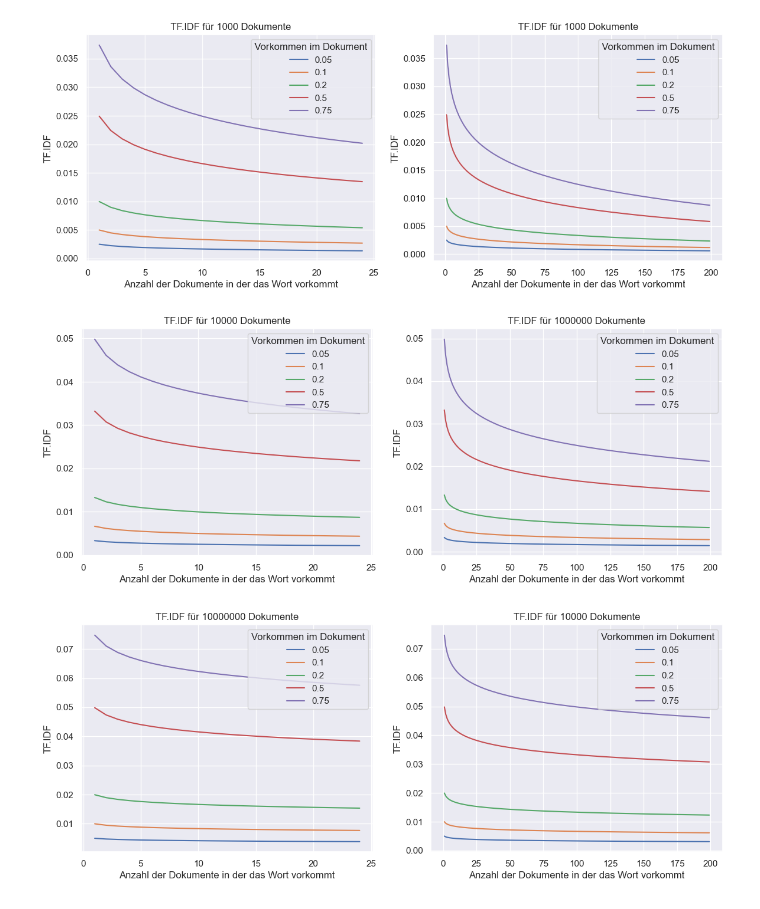
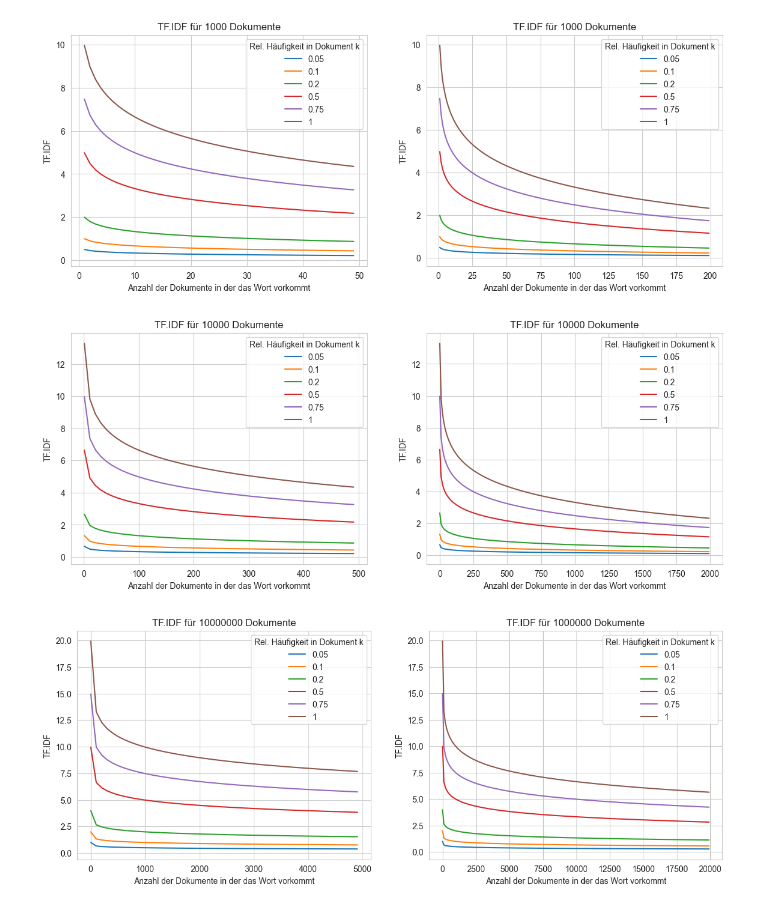
Before and after one commit to Phillus1999/data_science_2, a Jupyter notebook: scripts/TF_IDF.ipynb, the cells around one changed output. Saved outputs shown, nothing was run; the diff lists cells and outputs as text; code cells hidden in the pictures.

```diff
--- a/scripts/TF_IDF.ipynb
+++ b/scripts/TF_IDF.ipynb
@@ -45,13 +45,12 @@ plt.show()
 # %%
-def TF_IDF(term_freq, doc_freq, num_docs=1000):
-    return TF(term_freq) * IDF(doc_freq, num_docs)
+def TF_IDF(tf, doc_freq, num_docs=1000):
+    return tf * IDF(doc_freq, num_docs)
 # %%
 fig = plt.figure(figsize=(14, 5))
-tf_range = np.arange(1, 2000, 1)
-doc_freq_range = np.arange(1, 25, 1)
+doc_freq_range = np.arange(1, 50, 1)
 ax = plt.subplot(1,2,1)
 plt.title('TF.IDF für 1000 Dokumente')
-tf = [0.05, 0.1, 0.2, 0.5, 0.75]
+tf = [0.05, 0.1, 0.2, 0.5, 0.75, 1]
 for t in tf:
     curr_tf_idf = []
     for df in doc_freq_range:
@@ -61,14 +60,13 @@ for t in tf:
 
 plt.ylabel('TF.IDF')
 plt.xlabel('Anzahl der Dokumente in der das Wort vorkommt')
-plt.legend(tf , title='Vorkommen im Dokument')
-tf_range = np.arange(1, 2000, 1)
+plt.legend(tf , title='Rel. Häufigkeit in Dokument k')
 
 
 doc_freq_range = np.arange(1, 200, 1)
 ax2 = plt.subplot(1,2,2)
 plt.title('TF.IDF für 1000 Dokumente')
-tf = [0.05, 0.1, 0.2, 0.5, 0.75]
+tf = [0.05, 0.1, 0.2, 0.5, 0.75 ,1]
 for t in tf:
     curr_tf_idf = []
     for df in doc_freq_range:
@@ -78,15 +76,15 @@ for t in tf:
 
 plt.ylabel('TF.IDF')
 plt.xlabel('Anzahl der Dokumente in der das Wort vorkommt')
-plt.legend(tf , title='Vorkommen im Dokument')
+plt.legend(tf , title='Rel. Häufigkeit in Dokument k')
 plt.show()
 
-# for 10000 documents with 5000 words
+# for 10000 documents
 fig = plt.figure(figsize=(14, 5))
-doc_freq_range = np.arange(1, 25, 1)
+doc_freq_range = np.arange(1, 500, 10)
 ax = plt.subplot(1,2,1)
 plt.title('TF.IDF für 10000 Dokumente')
-tf = [0.05, 0.1, 0.2, 0.5, 0.75]
+tf = [0.05, 0.1, 0.2, 0.5, 0.75, 1]
 for t in tf:
     curr_tf_idf = []
     for df in doc_freq_range:
@@ -96,14 +94,14 @@ for t in tf:
 
 plt.ylabel('TF.IDF')
 plt.xlabel('Anzahl der Dokumente in der das Wort vorkommt')
-plt.legend(tf , title='Vorkommen im Dokument')
+plt.legend(tf , title='Rel. Häufigkeit in Dokument k')
 
 
 #for 1000000
-doc_freq_range = np.arange(1, 200, 1)
+doc_freq_range = np.arange(1, 2000, 10)
 ax2 = plt.subplot(1,2,2)
-plt.title('TF.IDF für 1000000 Dokumente')
-tf = [0.05, 0.1, 0.2, 0.5, 0.75]
+plt.title('TF.IDF für 10000 Dokumente')
+tf = [0.05, 0.1, 0.2, 0.5, 0.75, 1]
 for t in tf:
     curr_tf_idf = []
     for df in doc_freq_range:
@@ -113,42 +111,42 @@ for t in tf:
 
 plt.ylabel('TF.IDF')
 plt.xlabel('Anzahl der Dokumente in der das Wort vorkommt')
-plt.legend(tf , title='Vorkommen im Dokument')
+plt.legend(tf , title='Rel. Häufigkeit in Dokument k')
 plt.show()
 
 fig = plt.figure(figsize=(14, 5))
-doc_freq_range = np.arange(1, 25, 1)
+doc_freq_range = np.arange(1, 5000, 100)
 ax = plt.subplot(1,2,1)
 plt.title('TF.IDF für 10000000 Dokumente')
-tf = [0.05, 0.1, 0.2, 0.5, 0.75]
+tf = [0.05, 0.1, 0.2, 0.5, 0.75, 1]
 for t in tf:
     curr_tf_idf = []
     for df in doc_freq_range:
         curr_tf_idf.append(TF_IDF(t, df, num_docs=1000000))
 
     plt.plot(doc_freq_range, curr_tf_idf)
 
 plt.ylabel('TF.IDF')
 plt.xlabel('Anzahl der Dokumente in der das Wort vorkommt')
-plt.legend(tf , title='Vorkommen im Dokument')
+plt.legend(tf , title='Rel. Häufigkeit in Dokument k')
 
 
-doc_freq_range = np.arange(1, 200, 1)
+doc_freq_range = np.arange(1, 20000, 100)
 ax2 = plt.subplot(1,2,2)
-plt.title('TF.IDF für 10000 Dokumente')
-tf = [0.05, 0.1, 0.2, 0.5, 0.75]
+plt.title('TF.IDF für 1000000 Dokumente')
+tf = [0.05, 0.1, 0.2, 0.5, 0.75, 1]
 for t in tf:
     curr_tf_idf = []
     for df in doc_freq_range:
         curr_tf_idf.append(TF_IDF(t, df, num_docs=1000000))
 
     plt.plot(doc_freq_range, curr_tf_idf)
 
 plt.ylabel('TF.IDF')
 plt.xlabel('Anzahl der Dokumente in der das Wort vorkommt')
-plt.legend(tf , title='Vorkommen im Dokument')
+plt.legend(tf , title='Rel. Häufigkeit in Dokument k')
 plt.show()
 # %% [output]
-[figure, old version]
+[figure, new version]
-[figure, old version]
+[figure, new version]
-[figure, old version]
+[figure, new version]
```
Also changed, not shown: parts of 3 cells of this notebook.
